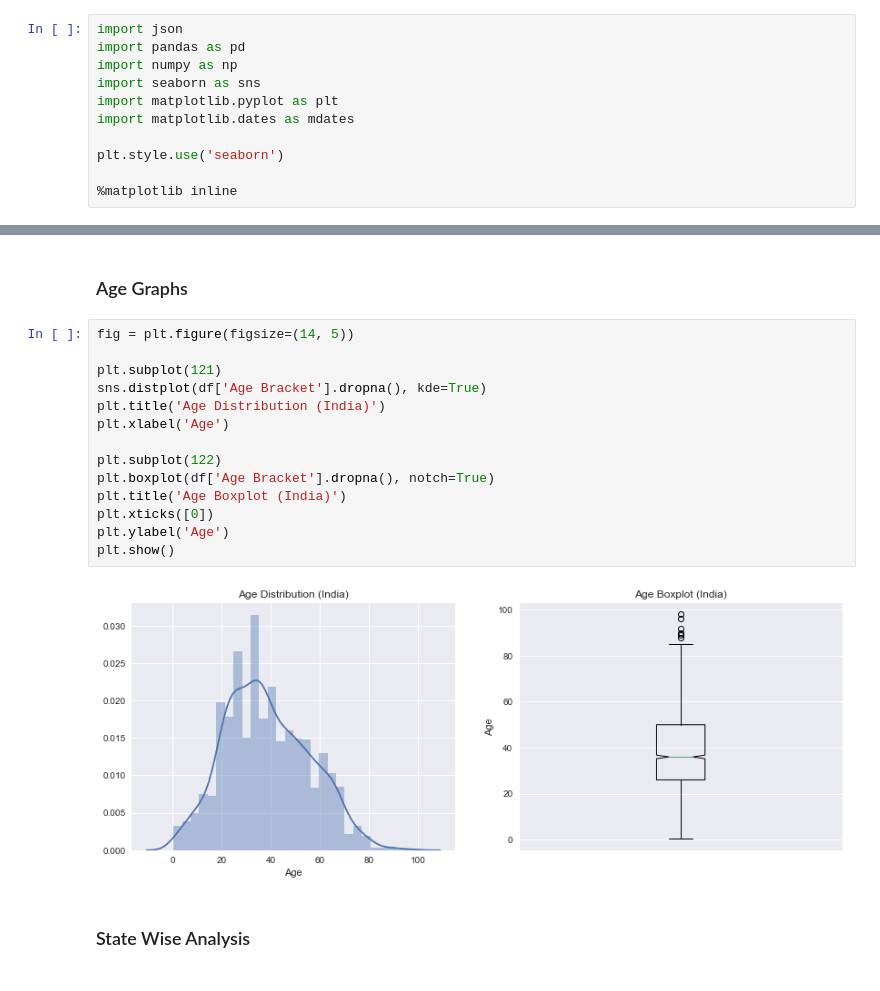
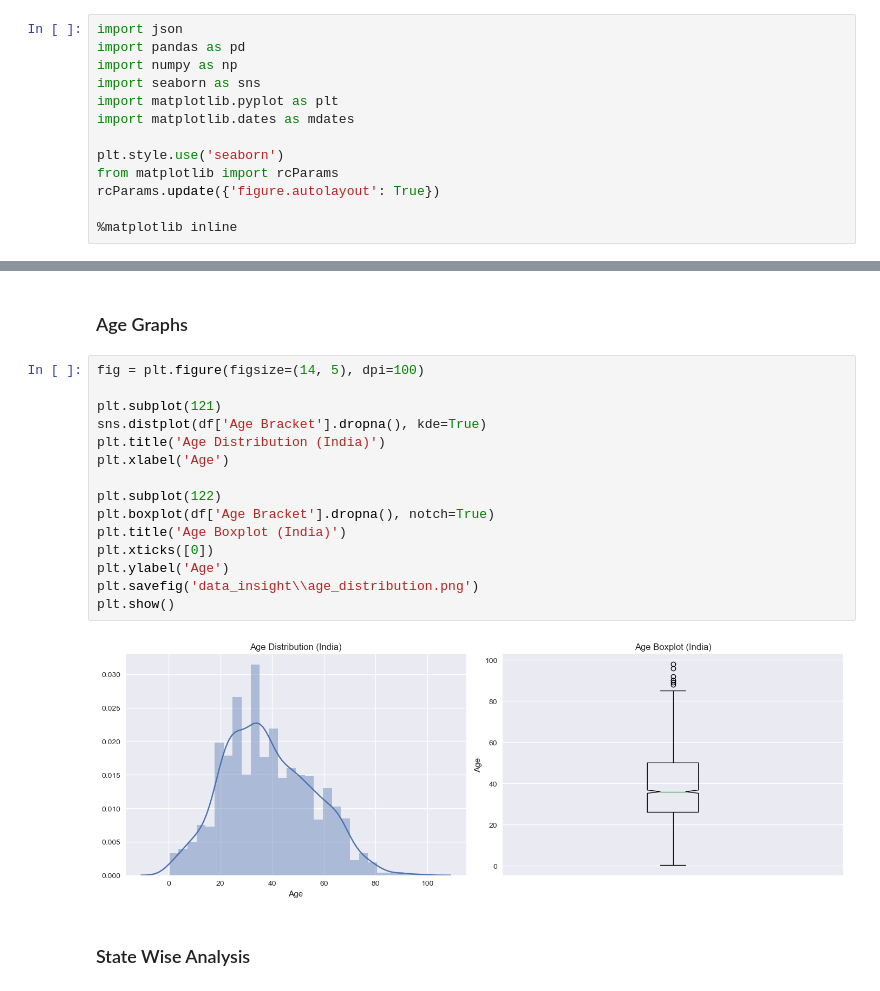
Before and after one commit to Bot-Interpreters/COVID19, a Jupyter notebook: data_analysis.ipynb, the cells around one changed output, grey strips where cells are left out. Cells and saved outputs as stored; diff of their text form.

Commit message:
Save plots

```diff
--- a/data_analysis.ipynb
+++ b/data_analysis.ipynb
@@ -11,6 +11,8 @@ import matplotlib.pyplot as plt
 import matplotlib.dates as mdates
 
 plt.style.use('seaborn')
+from matplotlib import rcParams
+rcParams.update({'figure.autolayout': True})
 
 %matplotlib inline
 # %% [markdown]
@@ -48,21 +50,22 @@ df.head()
 # %% [markdown]
 ### Age Graphs
 # %%
-fig = plt.figure(figsize=(14, 5))
+fig = plt.figure(figsize=(14, 5), dpi=100)
 
 plt.subplot(121)
 sns.distplot(df['Age Bracket'].dropna(), kde=True)
 plt.title('Age Distribution (India)')
 plt.xlabel('Age')
 
 plt.subplot(122)
 plt.boxplot(df['Age Bracket'].dropna(), notch=True)
 plt.title('Age Boxplot (India)')
 plt.xticks([0])
 plt.ylabel('Age')
+plt.savefig('data_insight\\age_distribution.png')
 plt.show()
 # %% [output]
-[figure, old version]
+[figure, new version]
 # %% [markdown]
 ### State Wise Analysis
 # %%
```
Also changed, not shown: parts of 10 cells of this notebook, 11 other files.
